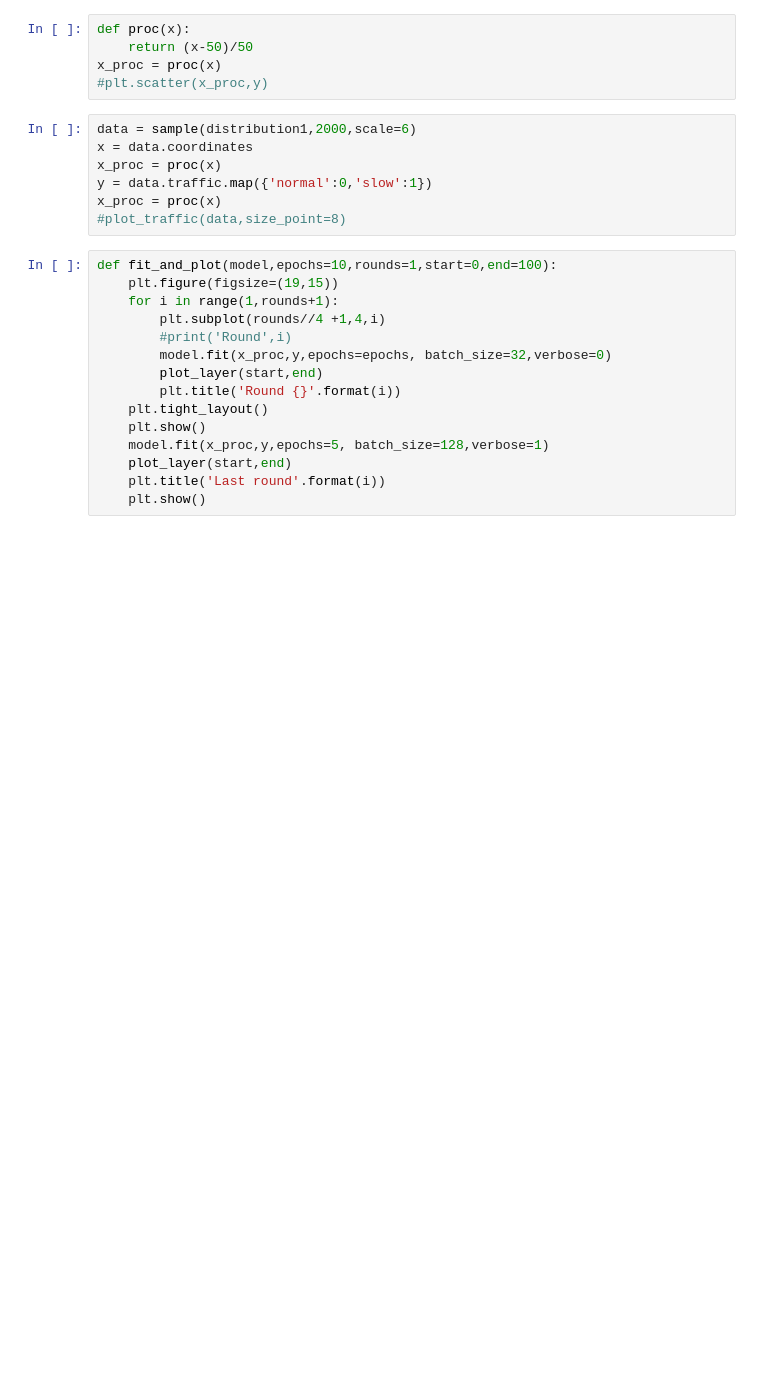
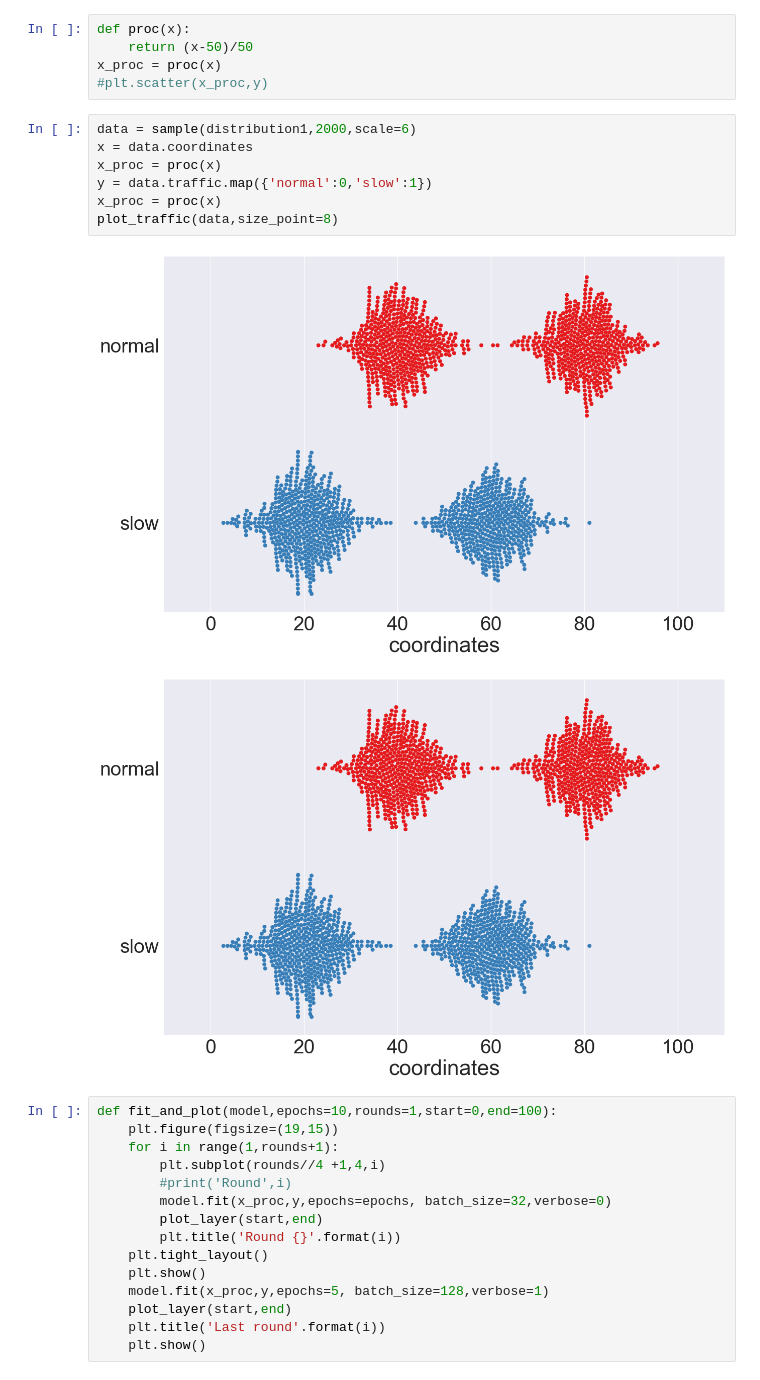
Before and after one commit to florentguymartin/introduction_neuralnetworks_keras, a Jupyter notebook: notebooks/model0.ipynb, the cells around one changed output. Drawn from its saved outputs; the diff is of its cells as text; blank space fills up the shorter version.

```diff
--- a/notebooks/model0.ipynb
+++ b/notebooks/model0.ipynb
@@ -85,10 +88,13 @@ x_proc = proc(x)
 # %%
 data = sample(distribution1,2000,scale=6)
 x = data.coordinates
 x_proc = proc(x)
 y = data.traffic.map({'normal':0,'slow':1})
 x_proc = proc(x)
-#plot_traffic(data,size_point=8)
+plot_traffic(data,size_point=8)
+# %% [output]
+[figure, added]
+[figure, added]
 # %%
 def fit_and_plot(model,epochs=10,rounds=1,start=0,end=100):
     plt.figure(figsize=(19,15))
```
Also changed, not shown: parts of 6 cells of this notebook, 17 other files.
